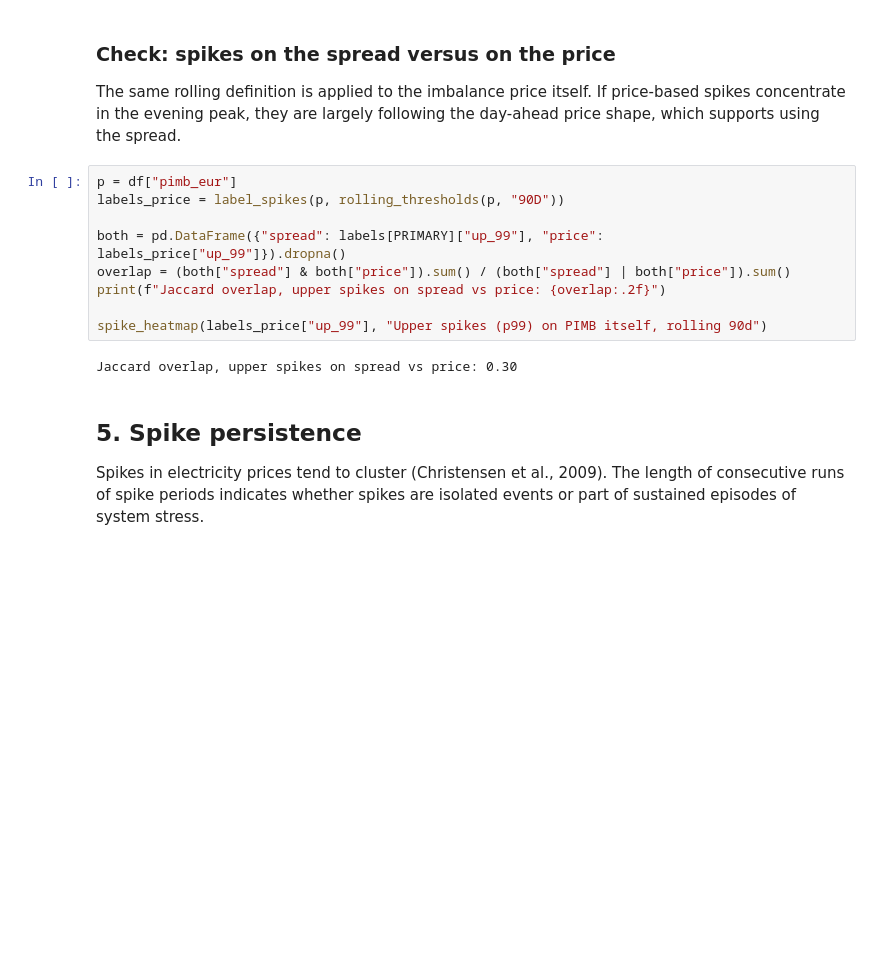
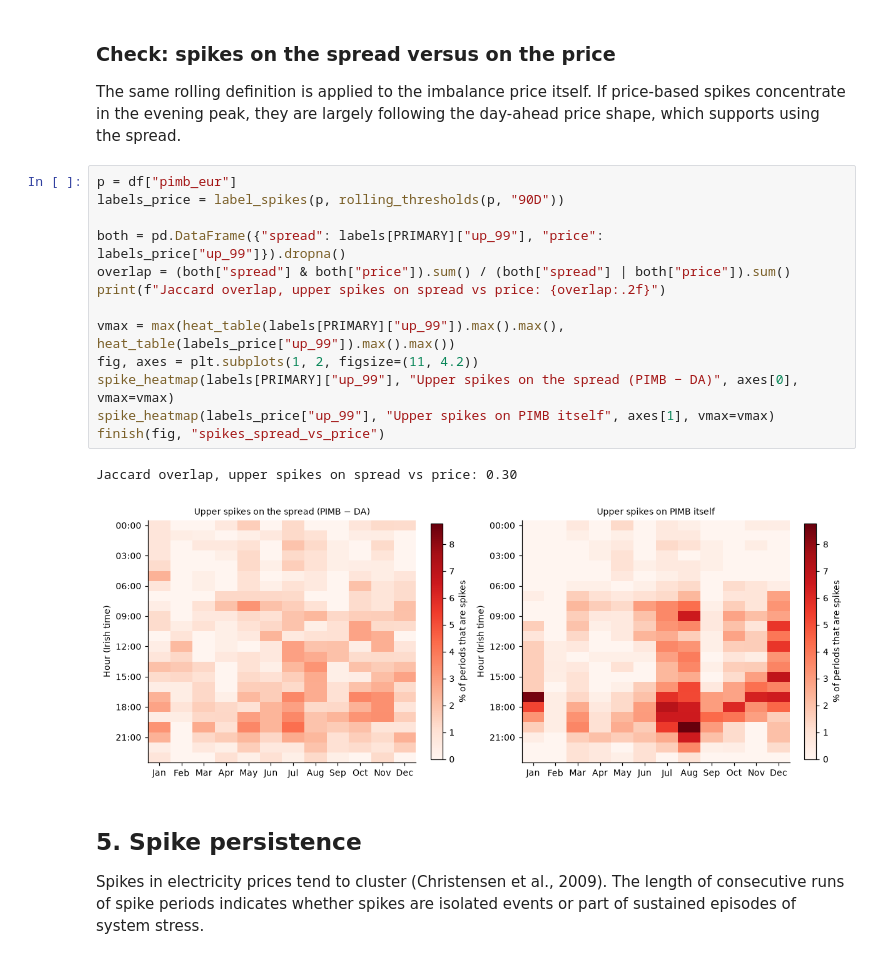
Before and after one commit to finn0connor/foc-masters-thesis, a Jupyter notebook: notebooks/00_data_overview.ipynb, the cells around one changed output. Drawn from its saved outputs; the diff is of its cells as text; blank space fills up the shorter version.

```diff
--- a/notebooks/00_data_overview.ipynb
+++ b/notebooks/00_data_overview.ipynb
@@ -230,14 +277,19 @@ The same rolling definition is applied to the imbalance price itself. If price-b
 # %%
 p = df["pimb_eur"]
 labels_price = label_spikes(p, rolling_thresholds(p, "90D"))
 
 both = pd.DataFrame({"spread": labels[PRIMARY]["up_99"], "price": labels_price["up_99"]}).dropna()
 overlap = (both["spread"] & both["price"]).sum() / (both["spread"] | both["price"]).sum()
 print(f"Jaccard overlap, upper spikes on spread vs price: {overlap:.2f}")
 
-spike_heatmap(labels_price["up_99"], "Upper spikes (p99) on PIMB itself, rolling 90d")
+vmax = max(heat_table(labels[PRIMARY]["up_99"]).max().max(), heat_table(labels_price["up_99"]).max().max())
+fig, axes = plt.subplots(1, 2, figsize=(11, 4.2))
+spike_heatmap(labels[PRIMARY]["up_99"], "Upper spikes on the spread (PIMB − DA)", axes[0], vmax=vmax)
+spike_heatmap(labels_price["up_99"], "Upper spikes on PIMB itself", axes[1], vmax=vmax)
+finish(fig, "spikes_spread_vs_price")
 # %% [output]
 Jaccard overlap, upper spikes on spread vs price: 0.30
+[figure, added]
 # %% [markdown]
 ## 5. Spike persistence
 
```
Also changed, not shown: parts of 13 cells of this notebook.
